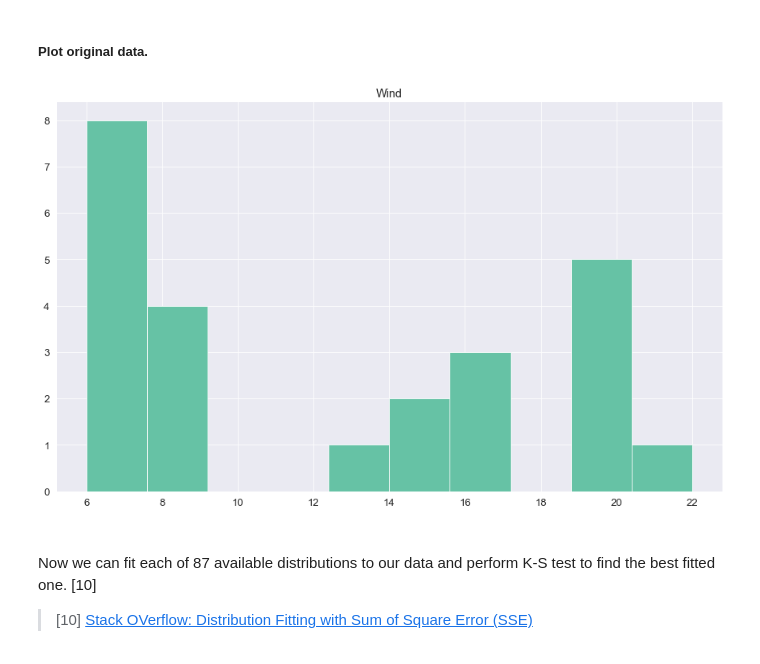
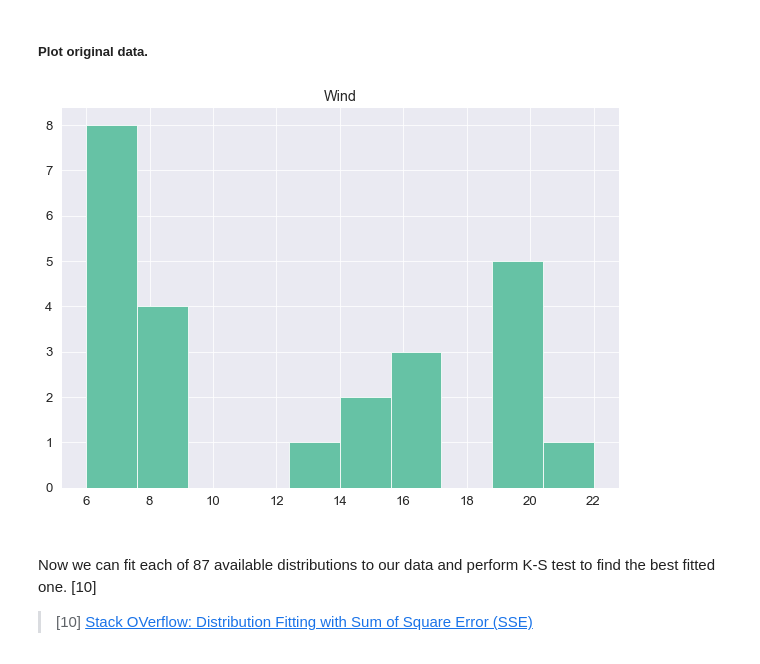
Before and after one commit to olgarozhdestvina/Air-Pollution-in-Dublin, a Jupyter notebook: Dublin_Air_Pollution.ipynb, the cells around one changed output. Drawn from its saved outputs; the diff is of its cells as text; code cells hidden in the pictures.

```diff
--- a/Dublin_Air_Pollution.ipynb
+++ b/Dublin_Air_Pollution.ipynb
@@ -266,15 +266,15 @@ plt.show()
 ##### Plot original data.
 # %%
 # Create a figure and a set of subplots
-fig, ax = plt.subplots()
+fig, ax = plt.subplots(figsize=(10,7))
 
 # Plot wind data.
 hist("Wind", ax)
 
 # Show the plot.
 plt.show()
 # %% [output]
-[figure, old version]
+[figure, new version]
 # %% [markdown]
 <br>
 
```
Also changed, not shown: parts of 6 cells of this notebook.
